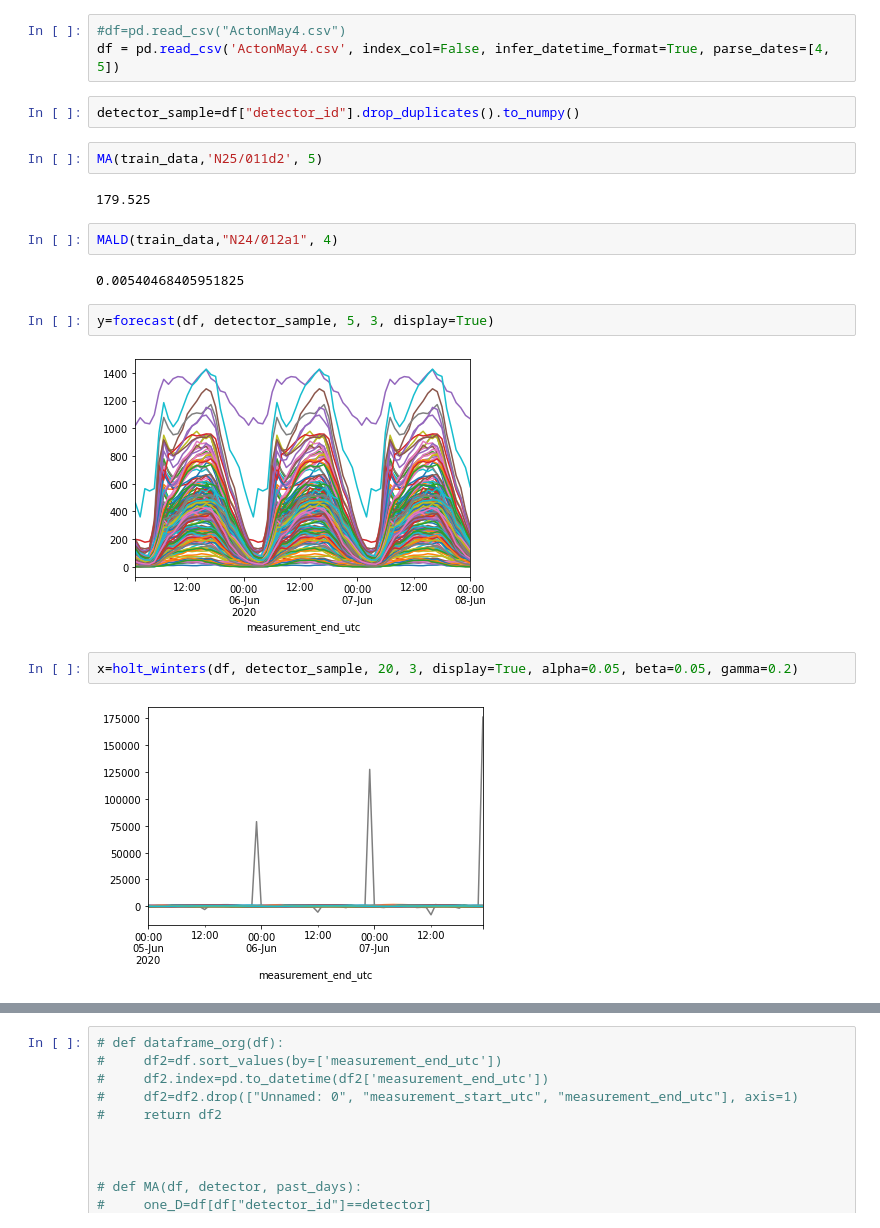
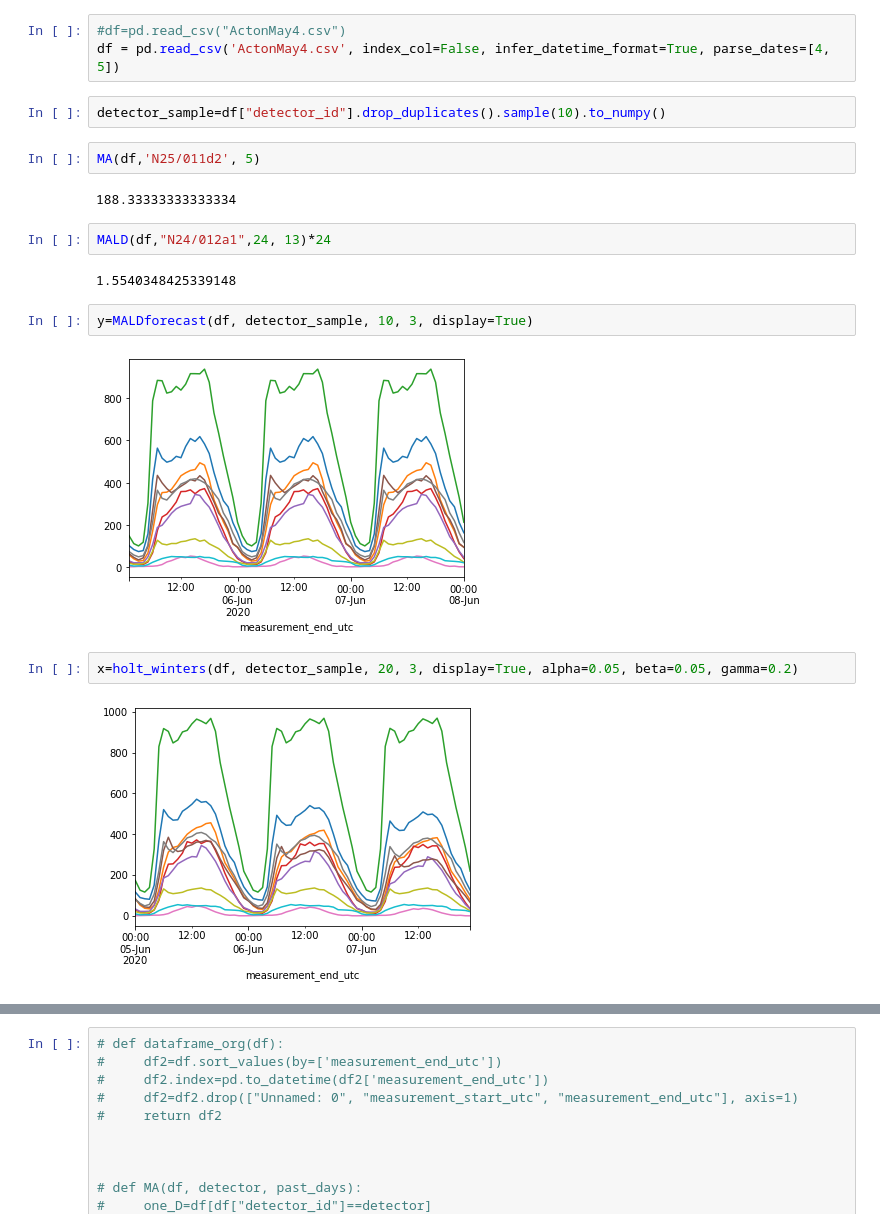
Before and after one commit to TeddyTW/SpatialScan, a Jupyter notebook: Demoing.ipynb, the cells around one changed output, grey strips where cells are left out. Drawn from its saved outputs; the diff is of its cells as text.

```diff
--- a/Demoing.ipynb
+++ b/Demoing.ipynb
@@ -14,23 +14,23 @@ from datetime import datetime
 #df=pd.read_csv("ActonMay4.csv")
 df = pd.read_csv('ActonMay4.csv', index_col=False, infer_datetime_format=True, parse_dates=[4, 5])
 # %%
-detector_sample=df["detector_id"].drop_duplicates().to_numpy()
+detector_sample=df["detector_id"].drop_duplicates().sample(10).to_numpy()
 # %%
-MA(train_data,'N25/011d2', 5)
+MA(df,'N25/011d2', 5)
 # %% [output]
-179.525
+188.33333333333334
 # %%
-MALD(train_data,"N24/012a1", 4)
+MALD(df,"N24/012a1",24, 13)*24
 # %% [output]
-0.00540468405951825
+1.5540348425339148
 # %%
-y=forecast(df, detector_sample, 5, 3, display=True)
+y=MALDforecast(df, detector_sample, 10, 3, display=True)
 # %% [output]
-[figure, old version]
+[figure, new version]
 # %%
 x=holt_winters(df, detector_sample, 20, 3, display=True, alpha=0.05, beta=0.05, gamma=0.2)
 # %% [output]
-[figure, old version]
+[figure, new version]
 # %%
 count_baseline(df, detector_sample, 15, 2)
 # %% [output]
```
Also changed, not shown: parts of 1 cell of this notebook, 1 other file.
